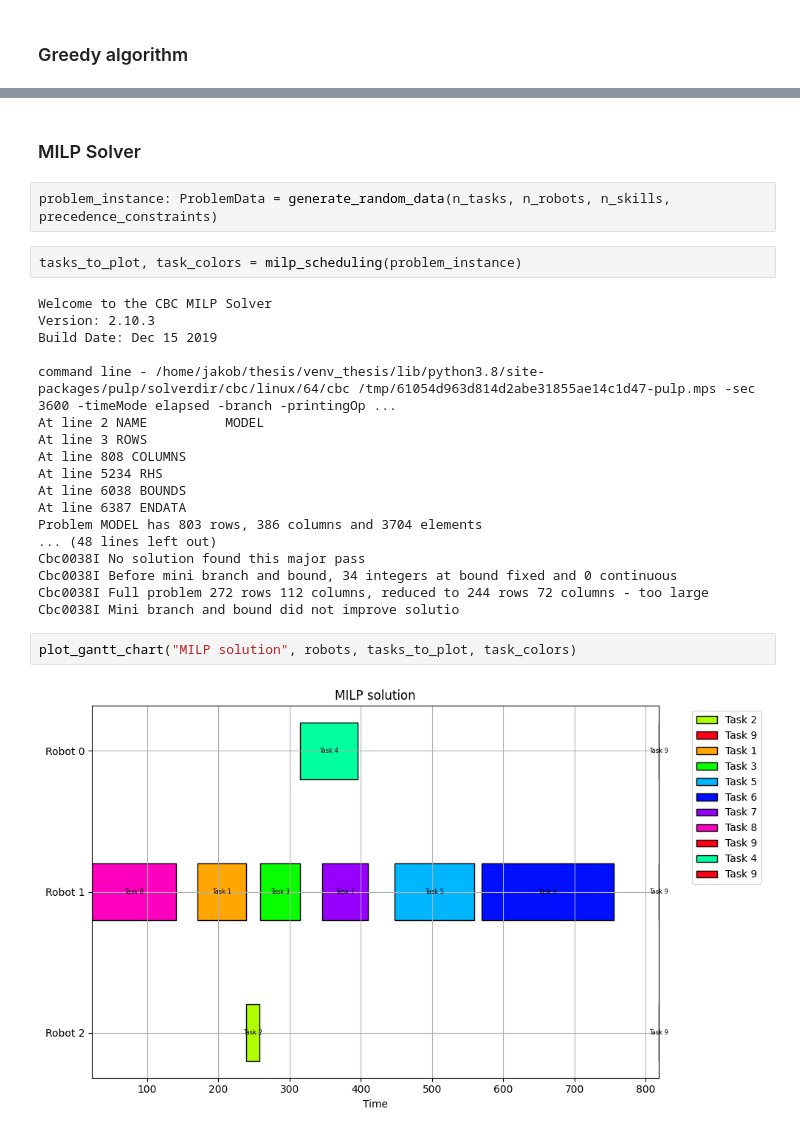
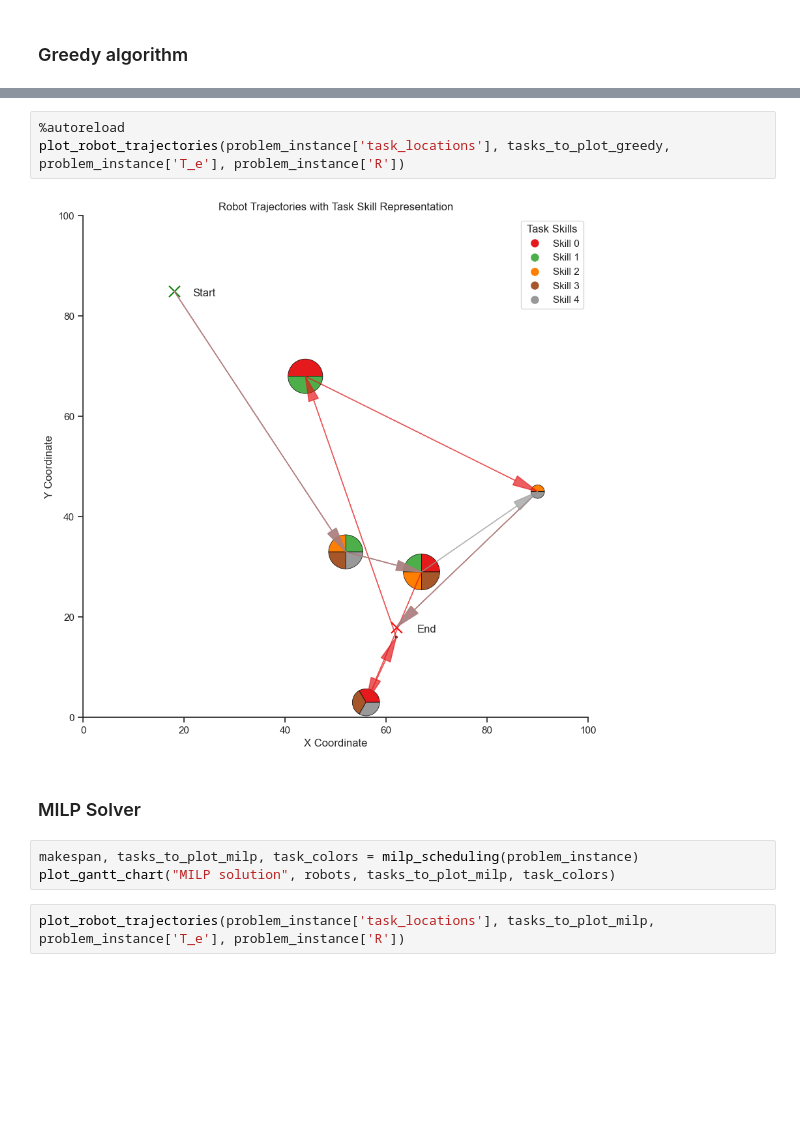
Before and after one commit to jakbichler/Sadcher, a Jupyter notebook: baselines/algorithm_comparison.ipynb, the cells around one changed output, grey strips where cells are left out. Saved outputs shown, nothing was run; the diff lists cells and outputs as text; blank space fills up the shorter version.

```diff
--- a/baselines/algorithm_comparison.ipynb
+++ b/baselines/algorithm_comparison.ipynb
@@ -38,28 +71,12 @@ Full time to completion: 738.2749658944381
+# %%
+%autoreload
+plot_robot_trajectories(problem_instance['task_locations'], tasks_to_plot_greedy, problem_instance['T_e'], problem_instance['R'])
+# %% [output]
+[figure, added]
 # %% [markdown]
 ### MILP Solver
-# %%
-problem_instance: ProblemData = generate_random_data(n_tasks, n_robots, n_skills, precedence_constraints)
-# %%
-tasks_to_plot, task_colors = milp_scheduling(problem_instance)
-# %% [output]
-Welcome to the CBC MILP Solver
-Version: 2.10.3
-Build Date: Dec 15 2019
-
-command line - /home/jakob/thesis/venv_thesis/lib/python3.8/site-packages/pulp/solverdir/cbc/linux/64/cbc /tmp/61054d963d814d2abe31855ae14c1d47-pulp.mps -sec 3600 -timeMode elapsed -branch -printingOp ...
-At line 2 NAME          MODEL
-At line 3 ROWS
-At line 808 COLUMNS
-At line 5234 RHS
-At line 6038 BOUNDS
-At line 6387 ENDATA
-Problem MODEL has 803 rows, 386 columns and 3704 elements
-... (48 lines left out)
-Cbc0038I No solution found this major pass
-Cbc0038I Before mini branch and bound, 34 integers at bound fixed and 0 continuous
-Cbc0038I Full problem 272 rows 112 columns, reduced to 244 rows 72 columns - too large
-Cbc0038I Mini branch and bound did not improve solutio
 # %%
-plot_gantt_chart("MILP solution", robots, tasks_to_plot, task_colors)
+makespan, tasks_to_plot_milp, task_colors = milp_scheduling(problem_instance)
+plot_gantt_chart("MILP solution", robots, tasks_to_plot_milp, task_colors)
-# %% [output]
-[figure, removed]
+# %%
+plot_robot_trajectories(problem_instance['task_locations'], tasks_to_plot_milp, problem_instance['T_e'], problem_instance['R'])
```
Also changed, not shown: parts of 10 cells of this notebook, 13 other files.
